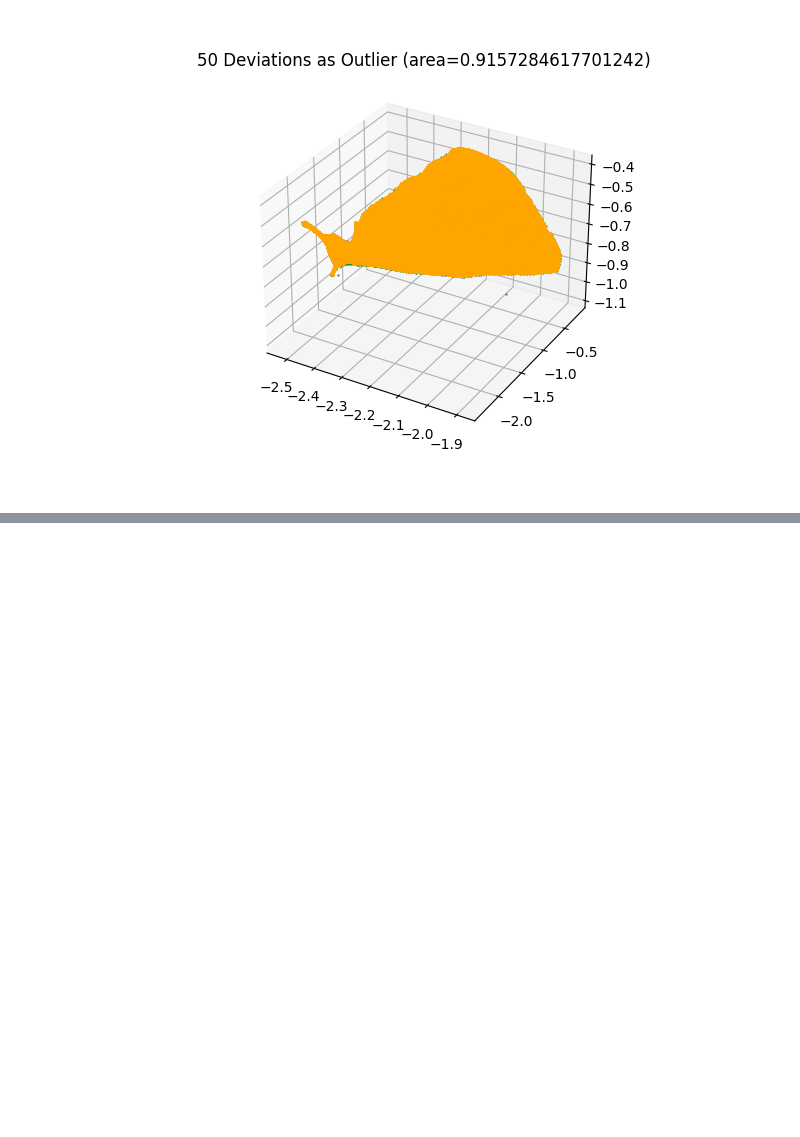
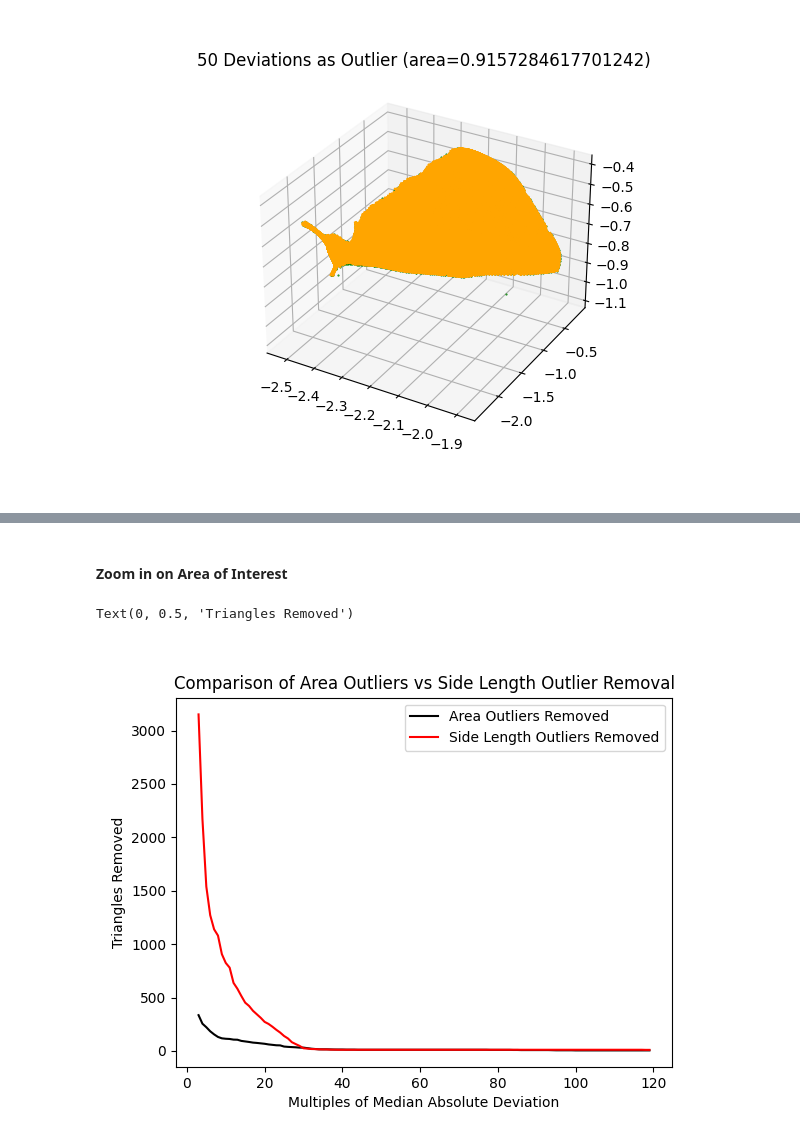
Before and after one commit to Nabizzle/Geodesic-Path-Finder, a Jupyter notebook: Code/Surface Area From Drawing.ipynb, the cells around one changed output, grey strips where cells are left out. Drawn from its saved outputs; the diff is of its cells as text; code cells hidden in the pictures; blank space fills up the shorter version.

```diff
--- a/Code/Surface Area From Drawing.ipynb
+++ b/Code/Surface Area From Drawing.ipynb
@@ -470,0 +514,14 @@ Text(0.5, 0.92, '50 Deviations as Outlier (area=0.9157284617701242)')
+# %% [markdown]
+#### Zoom in on Area of Interest
+# %%
+fig = plt.figure()
+ax = fig.add_subplot()
+ax.plot(range(3, 120), area_triangles_removed[2:119], 'k-')
+ax.plot(range(3, 120), sides_triangles_removed[2:119], 'r-')
+ax.legend(["Area Outliers Removed","Side Length Outliers Removed"])
+plt.title("Comparison of Area Outliers vs Side Length Outlier Removal")
+plt.xlabel("Multiples of Median Absolute Deviation")
+plt.ylabel("Triangles Removed")
+# %% [output]
+Text(0, 0.5, 'Triangles Removed')
+[figure, added]
```
Also changed, not shown: parts of 15 cells of this notebook.
